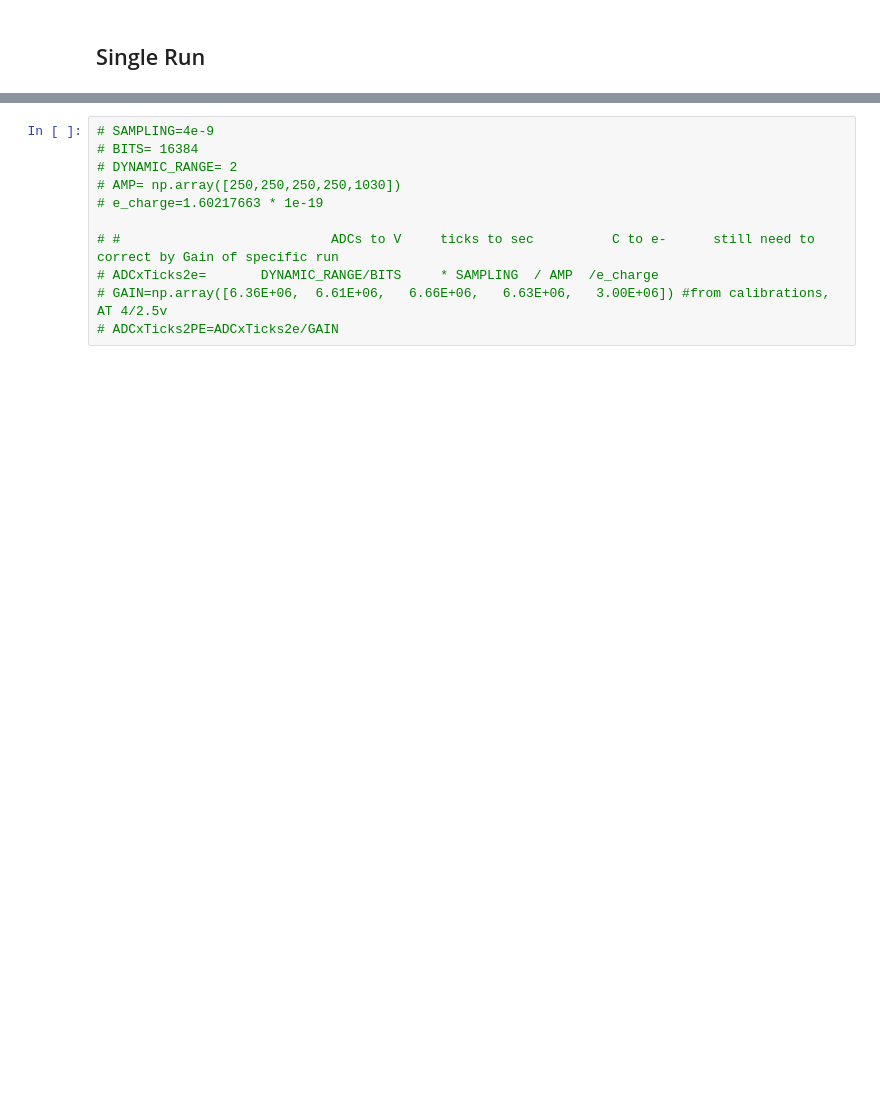
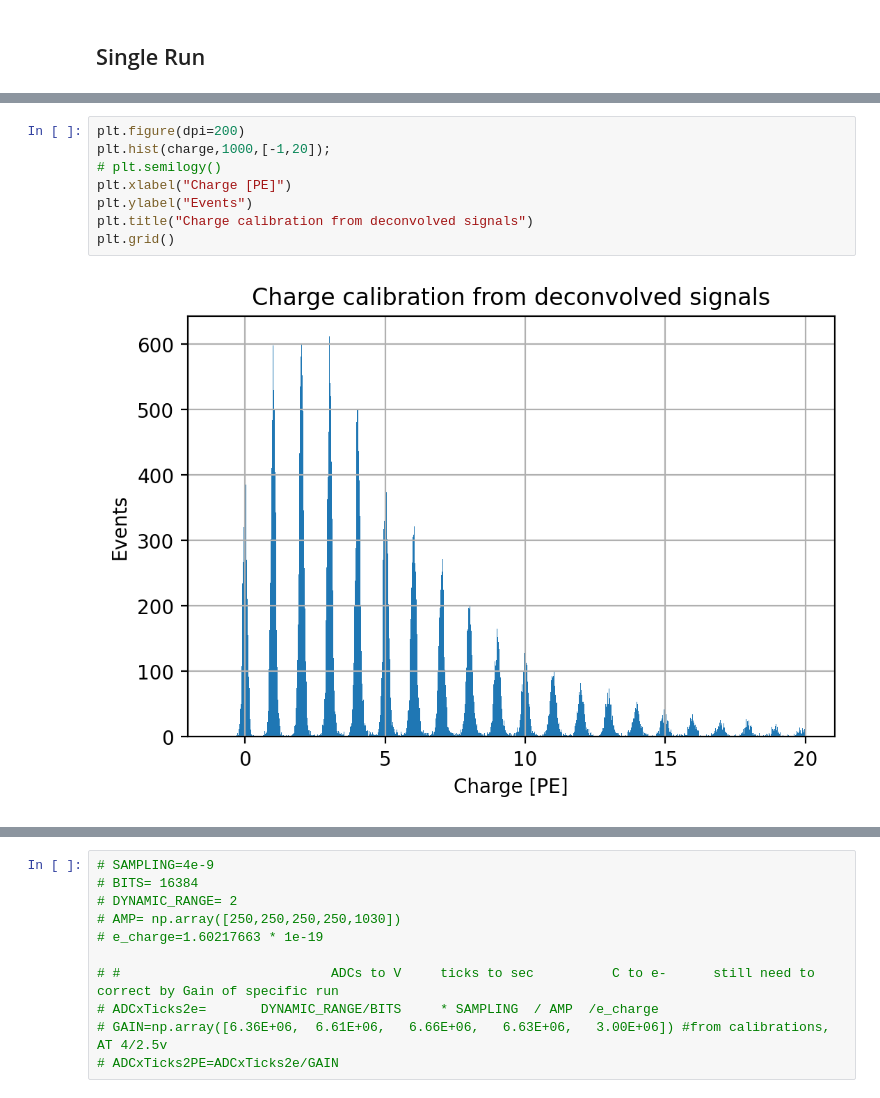
Before and after one commit to rodralva/JOYTHON_TOOLS, a Jupyter notebook: notebooks/Calibration.ipynb, the cells around one changed output, grey strips where cells are left out. Drawn from its saved outputs; the diff is of its cells as text; blank space fills up the shorter version.

```diff
--- a/notebooks/Calibration.ipynb
+++ b/notebooks/Calibration.ipynb
@@ -52,0 +98,10 @@ plt.plot(bins[peaks[0]],peaks[1]["peak_heights"],"x")
+# %%
+plt.figure(dpi=200)
+plt.hist(charge,1000,[-1,20]);
+# plt.semilogy()
+plt.xlabel("Charge [PE]")
+plt.ylabel("Events")
+plt.title("Charge calibration from deconvolved signals")
+plt.grid()
+# %% [output]
+[figure, added]
```
Also changed, not shown: parts of 9 cells of this notebook, 1 other file.
